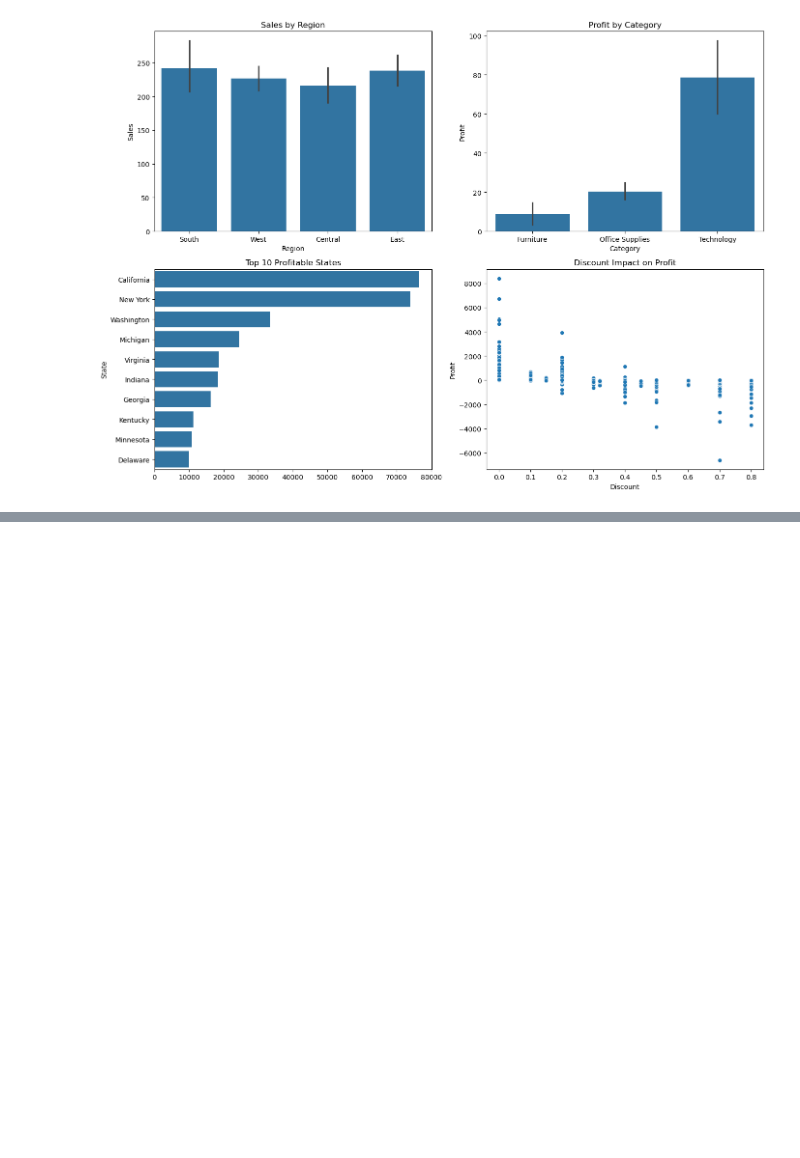
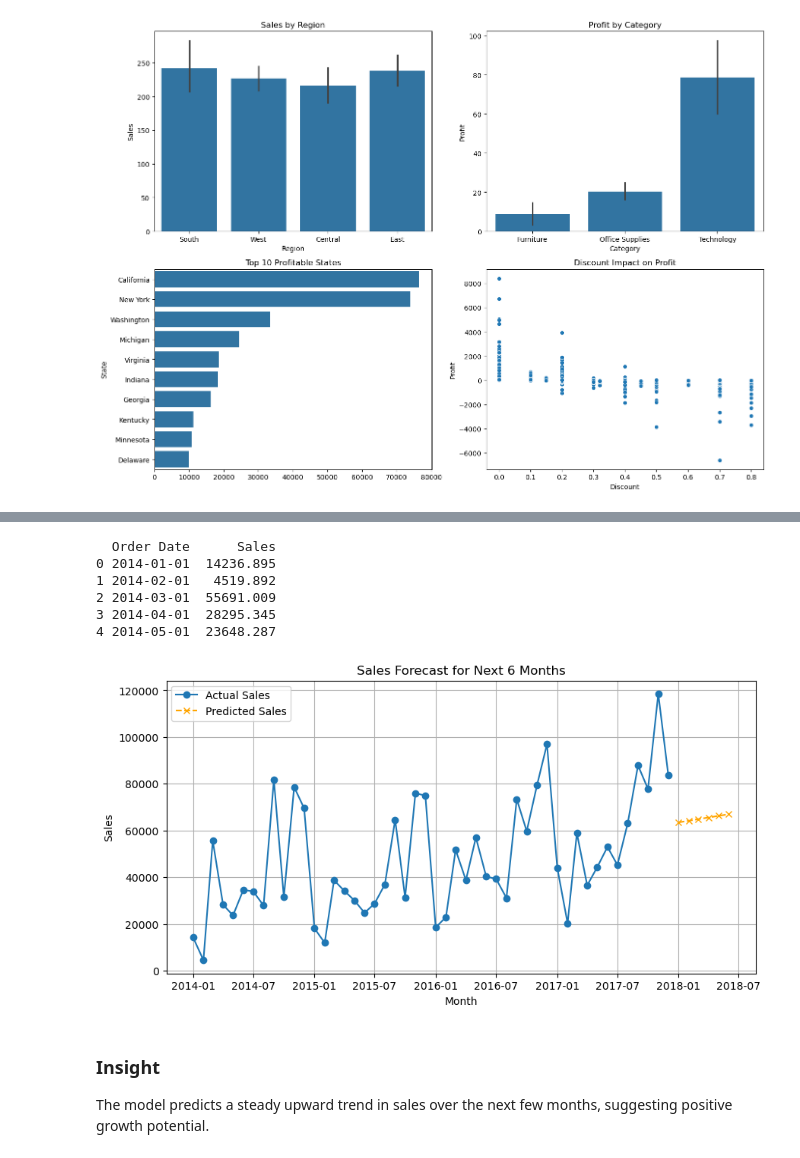
Before and after one commit to sid-bhatt/sales_analysis_dashboard, a Jupyter notebook: sales_analysis.ipynb.ipynb, the cells around one changed output, grey strips where cells are left out. Saved outputs shown, nothing was run; the diff lists cells and outputs as text; code cells hidden in the pictures; blank space fills up the shorter version.

Commit message:
adding changes for sales prediction

```diff
--- a/sales_analysis.ipynb.ipynb
+++ b/sales_analysis.ipynb.ipynb
@@ -221,0 +233,64 @@ df.to_csv('cleaned_sales_data.csv', index=False)
+# %%
+import pandas as pd
+import numpy as np
+import matplotlib.pyplot as plt
+from sklearn.linear_model import LinearRegression
+from sklearn.model_selection import train_test_split
+
+# Convert Order Date to datetime (if not already)
+df['Order Date'] = pd.to_datetime(df['Order Date'])
+
+# Group sales by month
+monthly_sales = df.groupby(df['Order Date'].dt.to_period('M'))['Sales'].sum().reset_index()
+monthly_sales['Order Date'] = monthly_sales['Order Date'].dt.to_timestamp()
+
+print(monthly_sales.head())
+# %% [output]
+  Order Date      Sales
+0 2014-01-01  14236.895
+1 2014-02-01   4519.892
+2 2014-03-01  55691.009
+3 2014-04-01  28295.345
+4 2014-05-01  23648.287
+# %%
+# Create a numerical column for months
+monthly_sales['Month_Number'] = np.arange(len(monthly_sales))
+
+X = monthly_sales[['Month_Number']]
+y = monthly_sales['Sales']
+
+# Split train-test
+X_train, X_test, y_train, y_test = train_test_split(X, y, test_size=0.2, shuffle=False)
+
+# Train model
+model = LinearRegression()
+model.fit(X_train, y_train)
+
+# Predict future months
+future_months = 6  # Predict next 6 months
+future_indices = np.arange(len(monthly_sales), len(monthly_sales) + future_months)
+future_sales = model.predict(future_indices.reshape(-1, 1))
+
+
+# Combine actual + predicted for plotting
+future_dates = pd.date_range(
+    start=monthly_sales['Order Date'].iloc[-1] + pd.offsets.MonthBegin(1),
+    periods=future_months,
+    freq='MS'
+)
+
+plt.figure(figsize=(10, 5))
+plt.plot(monthly_sales['Order Date'], monthly_sales['Sales'], label='Actual Sales', marker='o')
+plt.plot(future_dates, future_sales, label='Predicted Sales', marker='x', linestyle='--', color='orange')
+
+plt.title("Sales Forecast for Next 6 Months")
+plt.xlabel("Month")
+plt.ylabel("Sales")
+plt.legend()
+plt.grid(True)
+plt.show()
+# %% [output]
+[figure, added]
+# %% [markdown]
+### Insight
+The model predicts a steady upward trend in sales over the next few months, suggesting positive growth potential.
```
Also changed, not shown: parts of 2 cells of this notebook.
